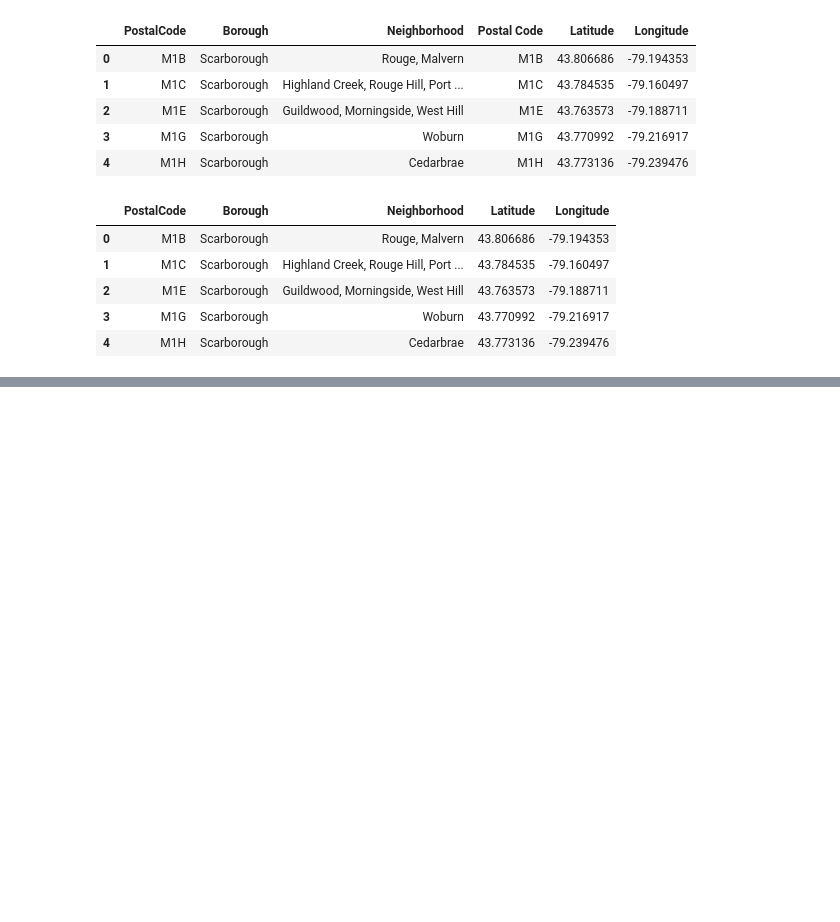
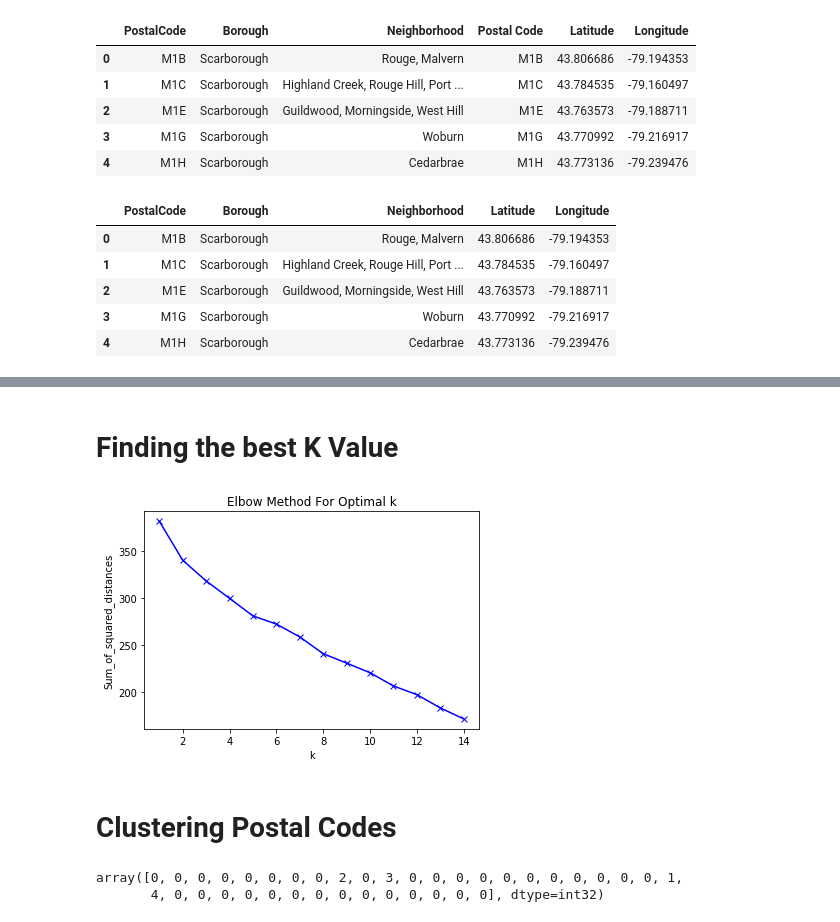
Before and after one commit to samswat/Coursera_Capstone, a Jupyter notebook: Neighborhoods in Toronto.ipynb, the cells around one changed output, grey strips where cells are left out. Cells and saved outputs as stored; diff of their text form; code cells hidden in the pictures; blank space fills up the shorter version.

Commit message:
Exploring and clustering neighborhoods in Toronto

```diff
--- a/Neighborhoods in Toronto.ipynb
+++ b/Neighborhoods in Toronto.ipynb
@@ -165,0 +476,2 @@ df_merged.head()
+# %% [markdown]
+# Finding the best K Value
@@ -165,0 +487,37 @@ df_merged.head()
+# %%
+# scale the continuous features
+mms = MinMaxScaler()
+mms.fit(toronto_grouped_clustering)
+toronto_grouped_clustering_transformed = mms.transform(toronto_grouped_clustering)
+# %%
+Sum_of_squared_distances = []
+K = range(1,15)
+for k in K:
+    km = KMeans(n_clusters=k)
+    km = km.fit(toronto_grouped_clustering_transformed)
+    Sum_of_squared_distances.append(km.inertia_)
+# %%
+plt.plot(K, Sum_of_squared_distances, 'bx-')
+plt.xlabel('k')
+plt.ylabel('Sum_of_squared_distances')
+plt.title('Elbow Method For Optimal k')
+plt.show()
+# %% [output]
+[figure, added]
+# %% [markdown]
+# Clustering Postal Codes
+# %%
+# Run k-means to cluster the neighborhood into 5 clusters
+# set number of clusters
+kclusters = 5
+
+toronto_grouped_clustering = toronto_grouped.drop('Neighborhood', 1)
+
+# run k-means clustering
+kmeans = KMeans(n_clusters=kclusters, random_state=0).fit(toronto_grouped_clustering)
+
+# check cluster labels generated for each row in the dataframe
+kmeans.labels_
+# %% [output]
+array([0, 0, 0, 0, 0, 0, 0, 0, 2, 0, 3, 0, 0, 0, 0, 0, 0, 0, 0, 0, 0, 0, 1,
+       4, 0, 0, 0, 0, 0, 0, 0, 0, 0, 0, 0, 0, 0, 0], dtype=int32)
```
Also changed, not shown: parts of 49 cells of this notebook.
